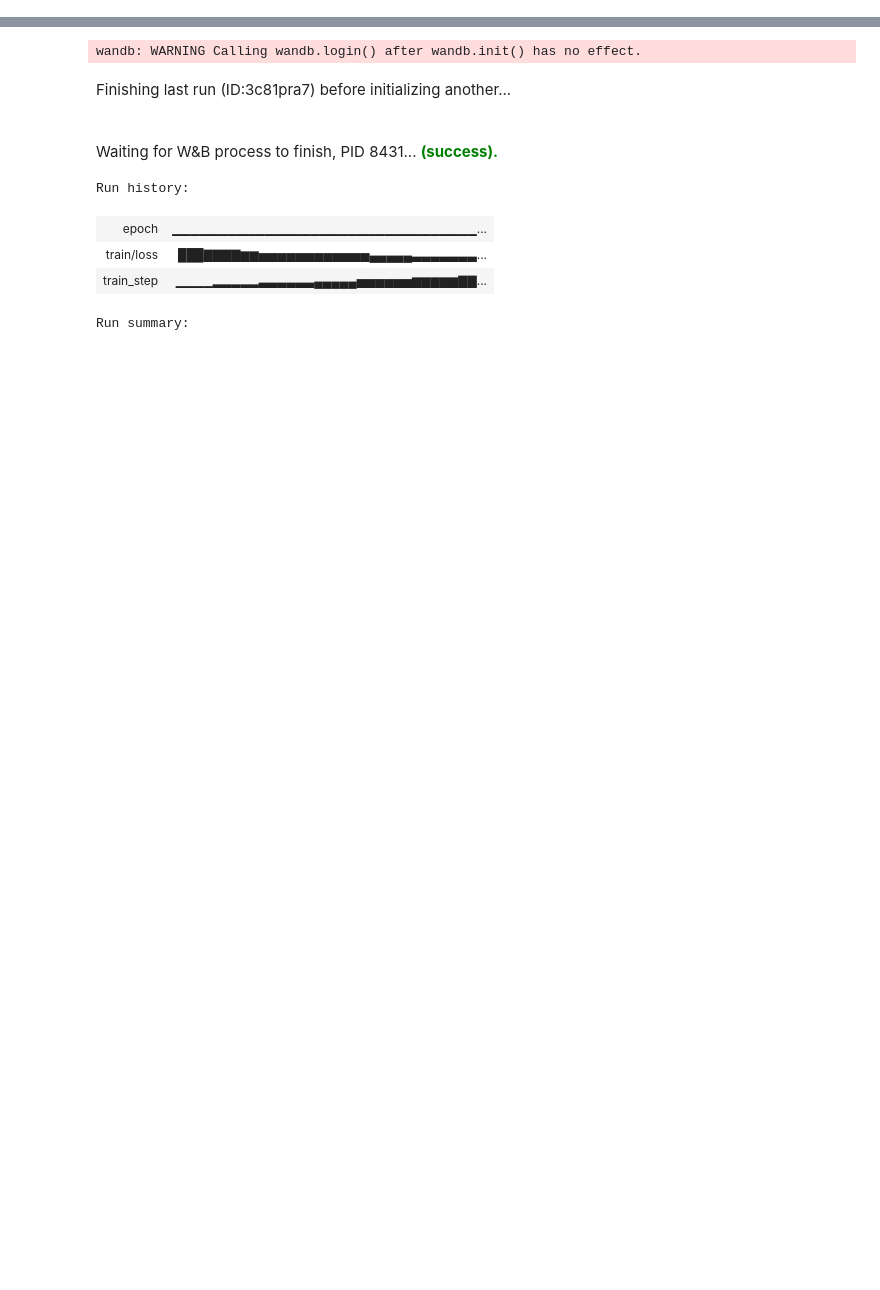
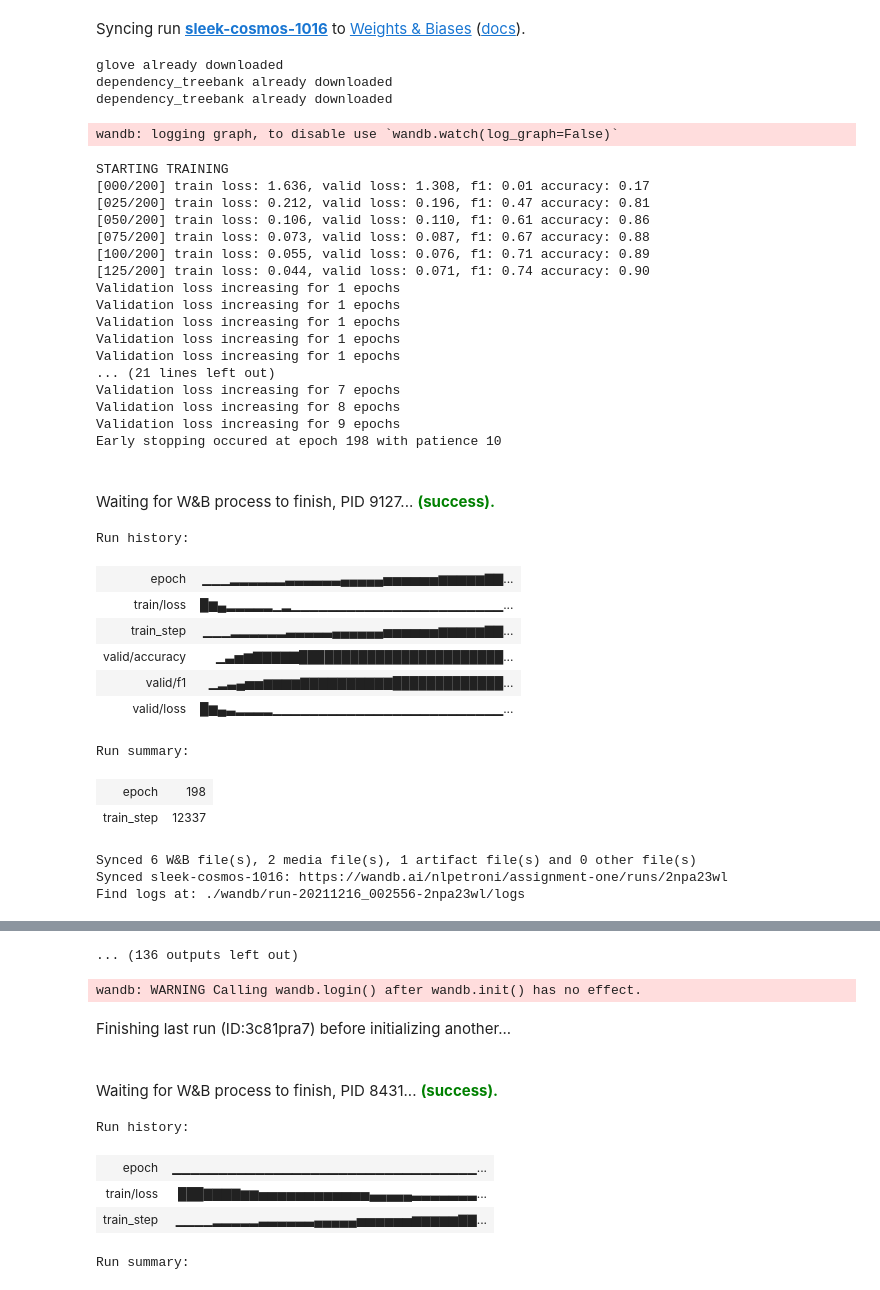
Before and after one commit to NLPetroni/assignment_one, a Jupyter notebook: solution.ipynb, the cells around one changed output, grey strips where cells are left out. Drawn from its saved outputs; the diff is of its cells as text; code cells hidden in the pictures; blank space fills up the shorter version.

Commit message:
focal loss, early stopping

```diff
--- a/solution.ipynb
+++ b/solution.ipynb
@@ -307,23 +352,24 @@ def evaluate(model, loss_fn, data_loader, device, split, ret_f1_classes=False):
         inputs = inputs.to(device)
         targets = targets.to(device)
 
-        logprobs = model(inputs).transpose(1, 2)
-        losses = loss_fn(logprobs, targets).item()
-        preds = torch.argmax(logprobs, 1)
+        scores = model(inputs).transpose(1, 2)
+        losses = loss_fn(scores, targets).item()
+        preds = torch.argmax(scores, 1)
 
         targets = targets.cpu().numpy()
         preds = preds.cpu().numpy()
         mask = [targets != class2idx[c] for c in punctuation_cls]
         mask = np.array(reduce(lambda a,b: a & b, mask)).reshape(targets.shape)
         acc = np.where(mask, targets==preds, False).sum() / mask.sum()
+        cls = [class2idx[c] for c in (classes - punctuation_cls)]
         f1_classes = f1_score(targets.reshape(-1), preds.reshape(-1),
-                      labels=[class2idx[c] for c in (classes - punctuation_cls)], average=None, zero_division=1)
+                      labels=cls, average=None, zero_division=1)
 
     log_dict = {f'{split}/loss': losses,
                 f'{split}/accuracy': acc,
                 f'{split}/f1': np.mean(f1_classes)}
     if ret_f1_classes:
-        return log_dict, f1_classes
+        return log_dict, {c:s for c,s in zip(cls, f1_classes)}
     else:
         return log_dict
 # %%
@@ -410,13 +468,3 @@ def train(verbose=False, test=False, number_token=False, weighted_loss=False):
     run.finish()
 
     return model, run
-# %%
-# simple hyperparameter tuning
-for optim in ('rmsprop', 'adam'):
-    cfg.OPTIM = optim
-    for (type, rec_size, units) in (('lstm', 1, None), ('lstm', 2, None), ('lstm', 1, 64),
-                                    ('lstm', 1, 128), ('gru', 1, None)):
-        cfg.TYPE = type
-        cfg.REC_SIZE = rec_size
-        cfg.UNITS = units
-        train()
@@ -458,0 +471,16 @@ wandb:  $ pip install wandb --upgrade
+# %%
+# hyperparameter tuning
+for (tag, type, rec_size, units) in (('lstm_1L', 'lstm', 1, None), ('lstm_2L', 'lstm', 2, None),
+                                     ('fc_2L', 'lstm', 1, 128), ('gru', 'gru', 1, None)):
+    for optim in ('rmsprop', 'adam'):
+        for lr in (1e-4, 2e-4, 8e-5):
+            for fl in (True, False):
+                for hid_size in (32, 64):
+                    cfg.TYPE = type
+                    cfg.REC_SIZE = rec_size
+                    cfg.UNITS = units
+                    cfg.OPTIM = optim
+                    cfg.LR = lr
+                    cfg.HID_SIZE = hid_size
+                    _, run = train(tags=[tag], focal_loss=fl)
+# %% [output]
@@ -458,0 +491,36 @@ wandb:  $ pip install wandb --upgrade
+Syncing run sleek-cosmos-1016 to Weights & Biases (docs).
+glove already downloaded
+dependency_treebank already downloaded
+dependency_treebank already downloaded
+wandb: logging graph, to disable use `wandb.watch(log_graph=False)`
+STARTING TRAINING
+[000/200] train loss: 1.636, valid loss: 1.308, f1: 0.01 accuracy: 0.17
+[025/200] train loss: 0.212, valid loss: 0.196, f1: 0.47 accuracy: 0.81
+[050/200] train loss: 0.106, valid loss: 0.110, f1: 0.61 accuracy: 0.86
+[075/200] train loss: 0.073, valid loss: 0.087, f1: 0.67 accuracy: 0.88
+[100/200] train loss: 0.055, valid loss: 0.076, f1: 0.71 accuracy: 0.89
+[125/200] train loss: 0.044, valid loss: 0.071, f1: 0.74 accuracy: 0.90
+Validation loss increasing for 1 epochs
+Validation loss increasing for 1 epochs
+Validation loss increasing for 1 epochs
+Validation loss increasing for 1 epochs
+Validation loss increasing for 1 epochs
+... (21 lines left out)
+Validation loss increasing for 7 epochs
+Validation loss increasing for 8 epochs
+Validation loss increasing for 9 epochs
+Early stopping occured at epoch 198 with patience 10
+Waiting for W&B process to finish, PID 9127... (success).
+Run history:
+| epoch | ▁▁▁▂▂▂▂▂▂▃▃▃▃▃▃▄▄▄▄▄▅▅▅▅▅▅▆▆▆▆▆▇▇... |
+| train/loss | █▆▄▂▂▂▂▂▁▂▁▁▁▁▁▁▁▁▁▁▁▁▁▁▁▁▁▁▁▁▁▁▁... |
+| train_step | ▁▁▁▂▂▂▂▂▂▃▃▃▃▃▄▄▄▄▄▄▅▅▅▅▅▅▆▆▆▆▆▇▇... |
+| valid/accuracy | ▁▃▅▆▇▇▇▇▇████████████████████████... |
+| valid/f1 | ▁▂▃▄▅▅▆▆▆▆▇▇▇▇▇▇▇▇▇▇█████████████... |
+| valid/loss | █▆▄▃▂▂▂▂▁▁▁▁▁▁▁▁▁▁▁▁▁▁▁▁▁▁▁▁▁▁▁▁▁... |
+Run summary:
+| epoch | 198 |
+| train_step | 12337 |
+Synced 6 W&B file(s), 2 media file(s), 1 artifact file(s) and 0 other file(s)
+Synced sleek-cosmos-1016: https://wandb.ai/nlpetroni/assignment-one/runs/2npa23wl
+Find logs at: ./wandb/run-20211216_002556-2npa23wl/logs
@@ -459,3 +530,4 @@ wandb:  $ pip install wandb --upgrade
+... (136 outputs left out)
 # %%
 # test best model
 # first best model
```
Also changed, not shown: parts of 8 cells of this notebook, 1 other file.
